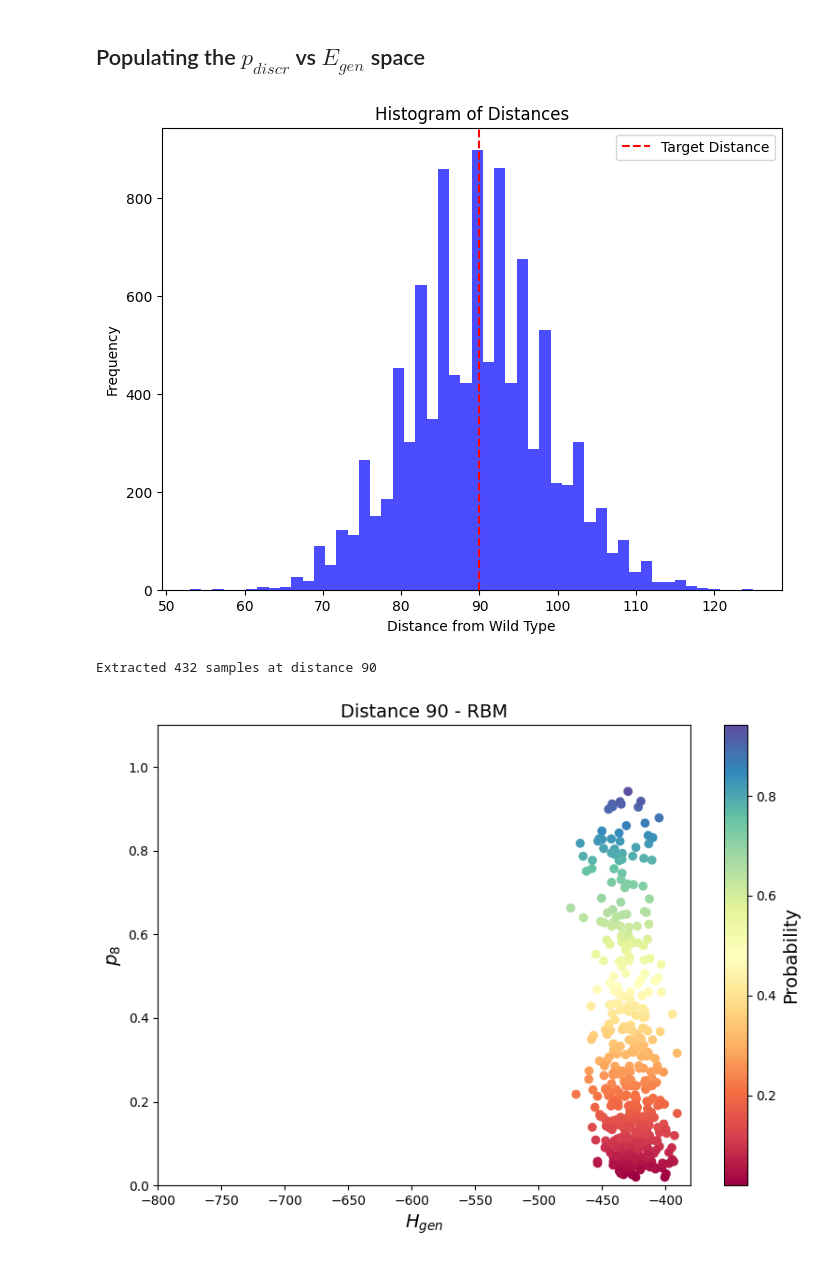
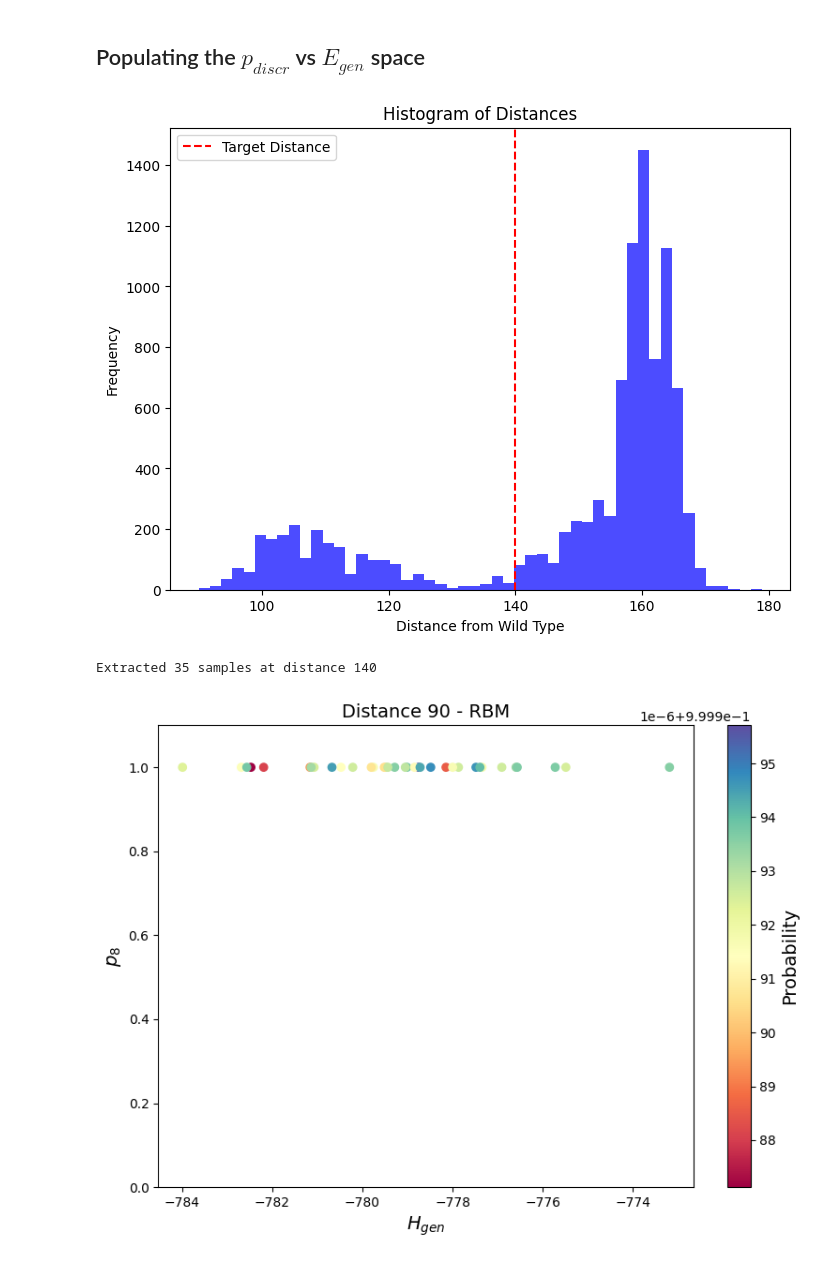
Before and after one commit to spqb/thermostable-ribozymes, a Jupyter notebook: notebooks/test_MNIST08_model.ipynb, the cells around one changed output. Drawn from its saved outputs; the diff is of its cells as text; code cells hidden in the pictures.

Commit message:
done with MNIST08

```diff
--- a/notebooks/test_MNIST08_model.ipynb
+++ b/notebooks/test_MNIST08_model.ipynb
@@ -9,10 +9,10 @@ from annadca.dataset import annaDataset
 from annadca.utils import get_eigenvalues_history
 from annadca.plot import plot_PCA
 # %%
-fname_data = "../data/MNIST_train_filtered_0_8.csv"
-fname_test = "../data/MNIST_test_filtered_0_8.csv"
-fname_chains = "../models/MNIST_08_chains.fasta"
-fname_model = "../models/MNIST_08_params.h5"
+fname_train = "../data/MNIST/MNIST08_train.csv"
+fname_test = "../data/MNIST/MNIST08_test.csv"
+fname_chains = "../models/MNIST08_chains.fasta"
+fname_model = "../models/MNIST08_params.h5"
 
 device = torch.device("cuda" if torch.cuda.is_available() else "cpu")
 dtype = torch.float32
@@ -20,7 +20,18 @@ dtype = torch.float32
 # Import dataset
 tokens = "01"
 dataset = annaDataset(
-    path_data=fname_data,
+    path_data=fname_train,
+    column_names="name",
+    column_sequences="sequence",
+    column_labels="label",
+    alphabet="01",
+    device=device,
+    dtype=dtype,
+    is_binary=True,
+)
+
+dataset_test = annaDataset(
+    path_data=fname_test,
     column_names="name",
     column_sequences="sequence",
     column_labels="label",
@@ -427,6 +424,7 @@ def get_prob_logreg(samples, target_label_oh):
     return p_label
 # %%
 lambda_to_distance = {
+    0.3: 60,
     0.15: 90,
 }
 
@@ -442,7 +440,7 @@ label_target_oh = dataset.labels_one_hot[dataset.data["label"].to_numpy() == lab
 
 for importance_weight, distance in lambda_to_distance.items():
     print(f"Importance weight: {importance_weight}, Target distance: {distance}")
-    samples = importance_sampling_cond(
+    samples = importance_sampling(
         rbm=rbm,
         num_samples=num_samples,
         wild_type=wild_type,
@@ -477,5 +477,5 @@ Importance weight: 0.15, Target distance: 90
 # %%
-distance_plot = [90,]
+distance_plot = [60, 90]
 
 fontsize = 14
 colormap = plt.get_cmap("rainbow", len(distance_plot))
@@ -684,14 +684,14 @@ plt.tight_layout()
 # %% [markdown]
 ## Populating the $p_{discr}$ vs $E_{gen}$ space
 # %%
-beta = 0.1                  # proxy for E_gen
+beta = 2.5                  # proxy for E_gen
 sigma = 15.0                 # proxy for p_rbm
-importance_weight = 18     # proxy for the distance from the wild type
+importance_weight = 0.02     # proxy for the distance from the wild type
 num_samples = 10000
 ngibbs = 10000
-target_distance = 90
+target_distance = 140
 
-samples = importance_sampling_cond(
+samples = importance_sampling(
         rbm=rbm,
         num_samples=num_samples,
         wild_type=wild_type,
@@ -718,8 +718,8 @@ plt.legend()
 plt.show()
 
 # filter for sequences at a target distance
-samples_filtered = {k: v[distances == distance] for k, v in samples.items()}
-print(f"Extracted {len(samples_filtered['visible'])} samples at distance {distance}")
+samples_filtered = {k: v[distances == target_distance] for k, v in samples.items()}
+print(f"Extracted {len(samples_filtered['visible'])} samples at distance {target_distance}")
 
 Hgen, p_rbm = get_energy_contributions(
     rbm=rbm,
@@ -729,34 +729,34 @@ Hgen, p_rbm = get_energy_contributions(
 
 fig, ax = plt.subplots(1, 1, figsize=(8, 6), dpi=100)
 sc = ax.scatter(Hgen.cpu().numpy(), p_rbm.cpu().numpy(), c=p_rbm.cpu().numpy(), cmap="Spectral", label=f"Distance {distance_plot}")
 ax.set_xlabel(r"$H_{gen}$", fontsize=fontsize)
 ax.set_ylabel(r"$p_{8}$", fontsize=fontsize)
 ax.set_title(f"Distance {distance_plot} - RBM", fontsize=fontsize)
-ax.set_xlim(-800, -380)
+#ax.set_xlim(-800, -380)
 ax.set_ylim(0, 1.1)
 
 cbar = plt.colorbar(sc, ax=ax)
 cbar.set_label(r"Probability", fontsize=fontsize)
 fig.tight_layout()
 
 # plot pca of filtered sequences
 fig = plt.figure(figsize=(6,6))
 samples_filtered_pca = pca.transform(samples_filtered["visible"].cpu().numpy())
 plt.scatter(data_proj[:, 0], data_proj[:, 1], alpha=0.1, label="Data")
 plt.scatter(samples_filtered_pca[:, 0], samples_filtered_pca[:, 1], label=f"Sampled d={target_distance}")
 plt.scatter(wt_pca[:, 0], wt_pca[:, 1], marker="X", s=100, edgecolors="black", label="WT")
 plt.legend()
 plt.tight_layout()
 
 # plot 10 samples
 fig, axs = plt.subplots(2, 5, figsize=(15, 6))
 for i, ax in enumerate(axs.flat):
     if i < len(samples_filtered["visible"]):
         ax.imshow(samples_filtered["visible"][i].cpu().numpy().reshape(28, 28), cmap="viridis")
         ax.set_title(r"$p_{8}:$" + f"{p_rbm[i].item():.2f}" + "\n" + r"$H_{gen}:$" + f"{Hgen[i].item():.2f}", fontsize=10)
     ax.axis("off")
 plt.tight_layout()
 # %% [output]
-[figure, old version]
+[figure, new version]
-Extracted 432 samples at distance 90
+Extracted 35 samples at distance 140
-[figure, old version]
+[figure, new version]
```
Also changed, not shown: parts of 17 cells of this notebook, 9 other files.
